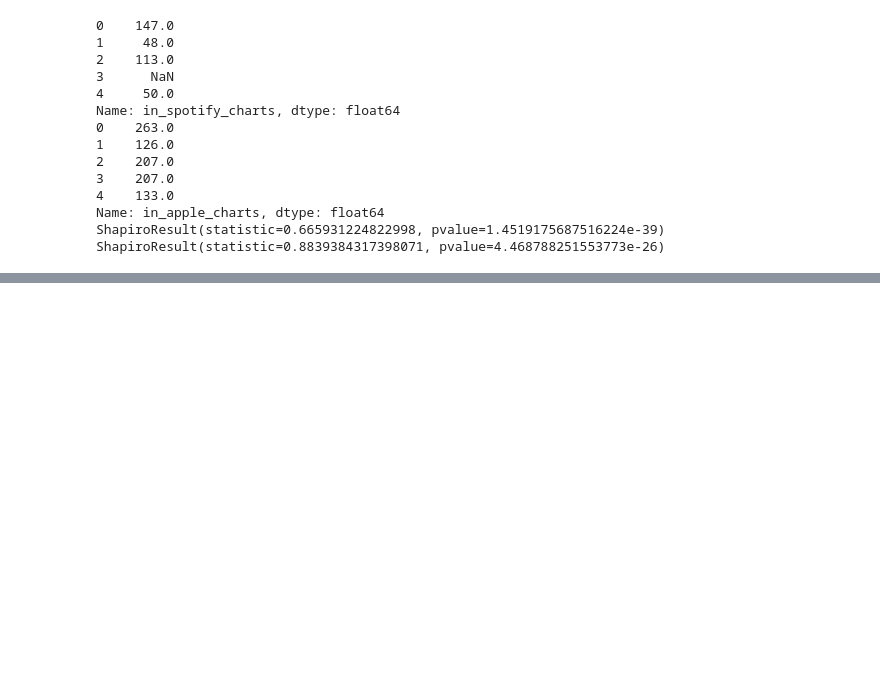
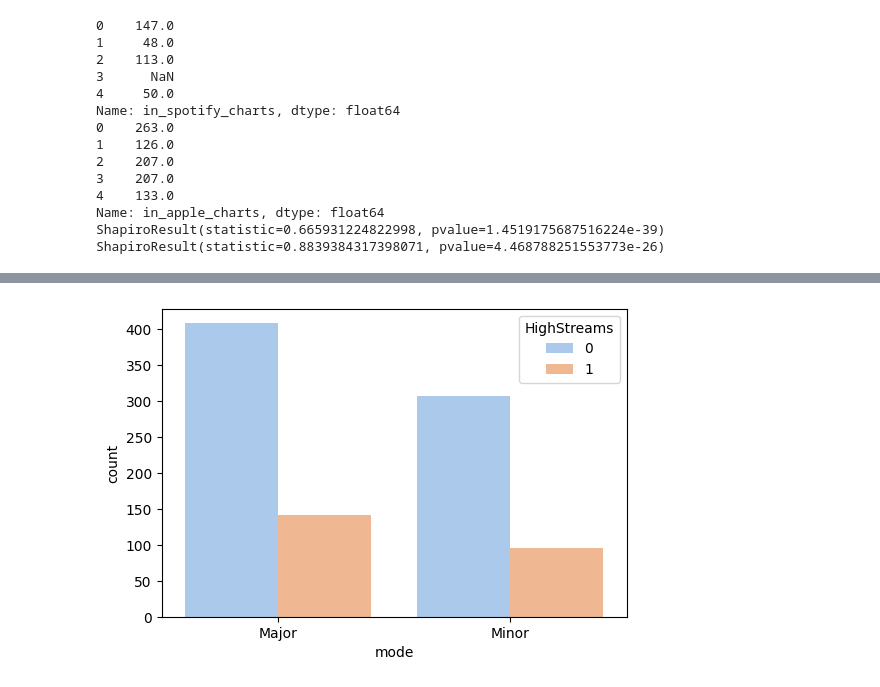
Before and after one commit to filiptrivan/mini-ml-projects, a Jupyter notebook: knn.ipynb, the cells around one changed output, grey strips where cells are left out. Cells and saved outputs as stored; diff of their text form; code cells hidden in the pictures; blank space fills up the shorter version.

```diff
--- a/knn.ipynb
+++ b/knn.ipynb
@@ -66,0 +91,8 @@ ShapiroResult(statistic=0.8839384317398071, pvalue=4.468788251553773e-26)
+# %%
+# If it was the case that in minor and major there is the same proportion of high and low stream songs, we would drop that column too
+plt.figure(figsize=(6,4))
+sns.countplot(data=data, x='mode', hue='HighStreams', palette='pastel')
+
+plt.show()
+# %% [output]
+[figure, added]
```
Also changed, not shown: parts of 8 cells of this notebook.
